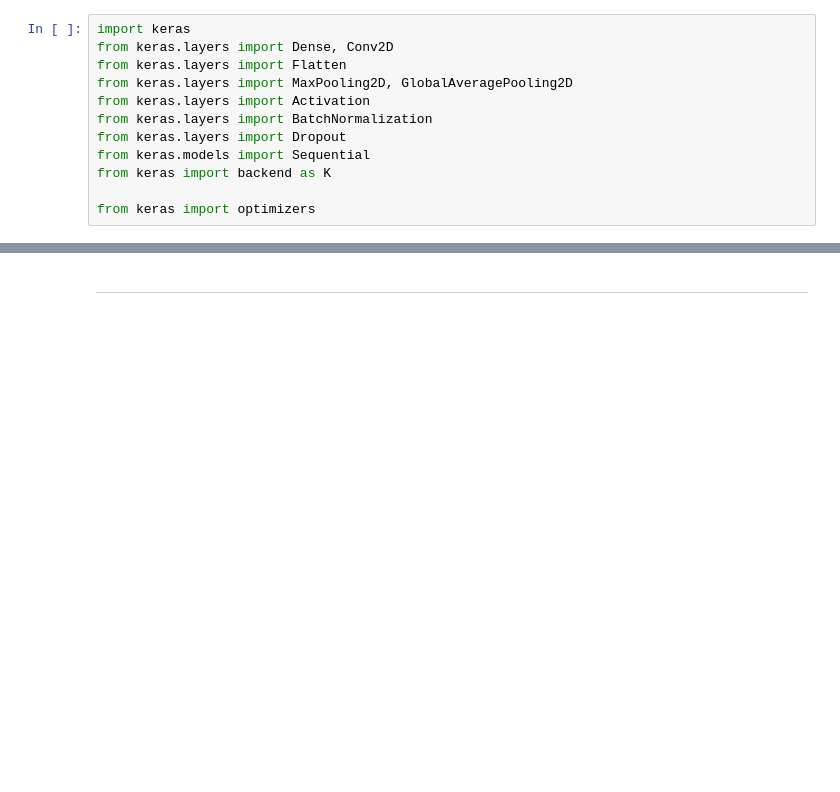
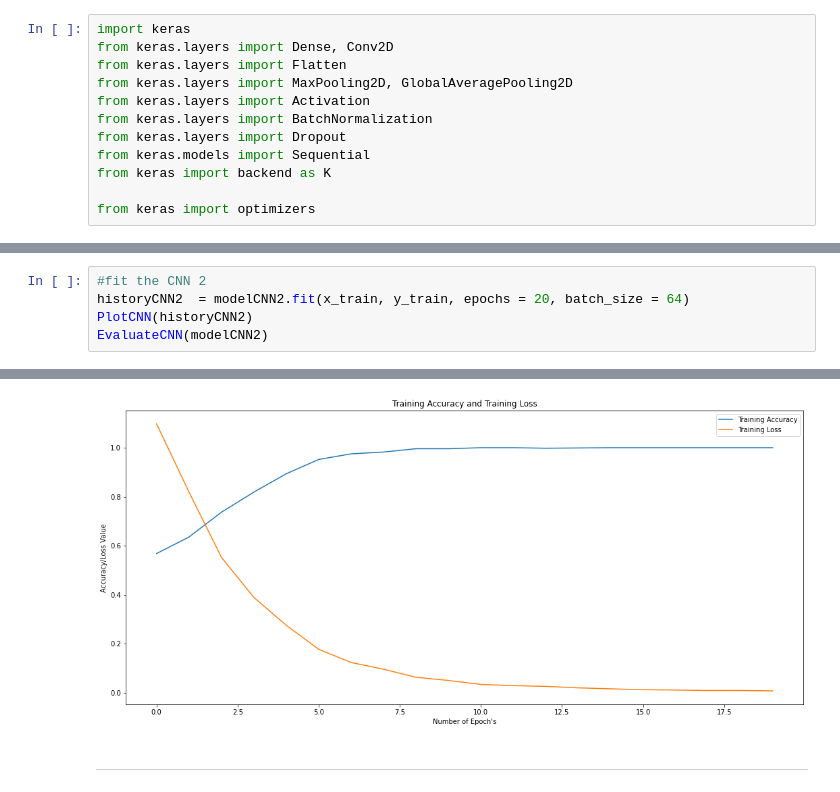
Before and after one commit to DayrisRM/Mineria_PR2, a Jupyter notebook: Mineria_PR2.ipynb, the cells around one changed output, grey strips where cells are left out. Saved outputs shown, nothing was run; the diff lists cells and outputs as text; blank space fills up the shorter version.

```diff
--- a/Mineria_PR2.ipynb
+++ b/Mineria_PR2.ipynb
@@ -209,0 +256,6 @@ ACCURACY : 1.0
+# %%
+#fit the CNN 2
+historyCNN2  = modelCNN2.fit(x_train, y_train, epochs = 20, batch_size = 64)
+PlotCNN(historyCNN2)
+EvaluateCNN(modelCNN2)
+# %% [output]
@@ -210,3 +279,4 @@ ACCURACY : 1.0
+[figure, added]
 # %% [markdown]
 
 
```
Also changed, not shown: parts of 22 cells of this notebook.
